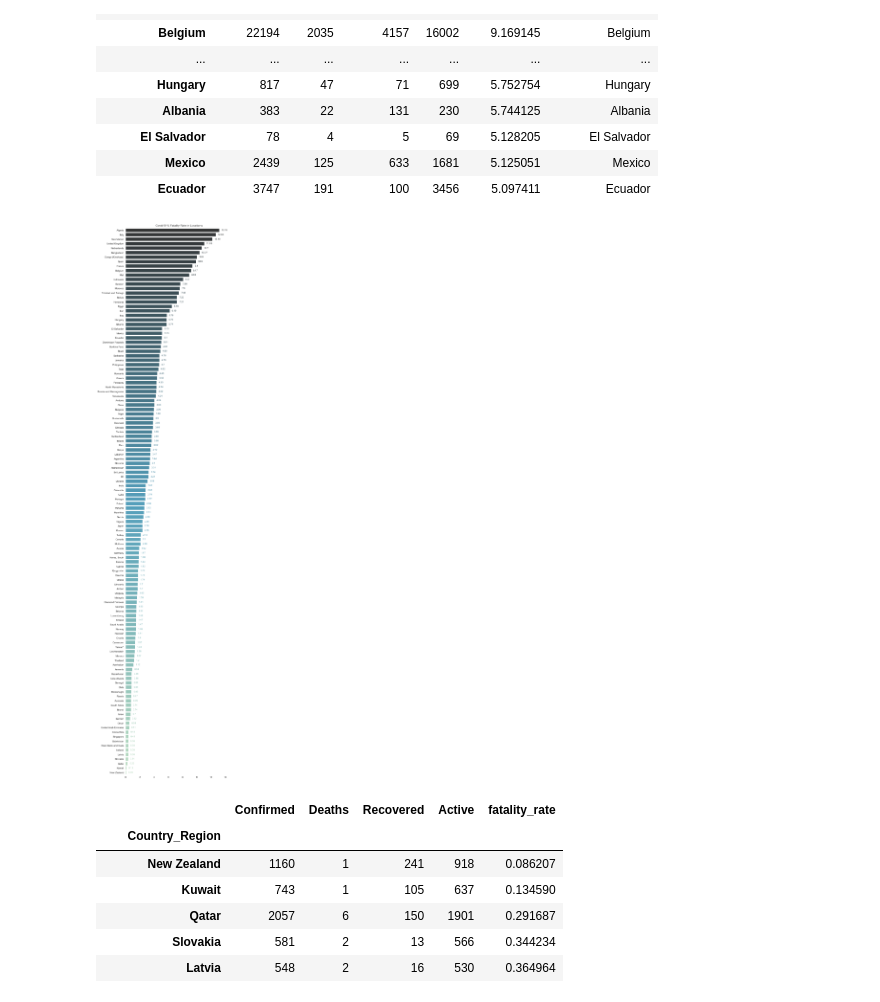
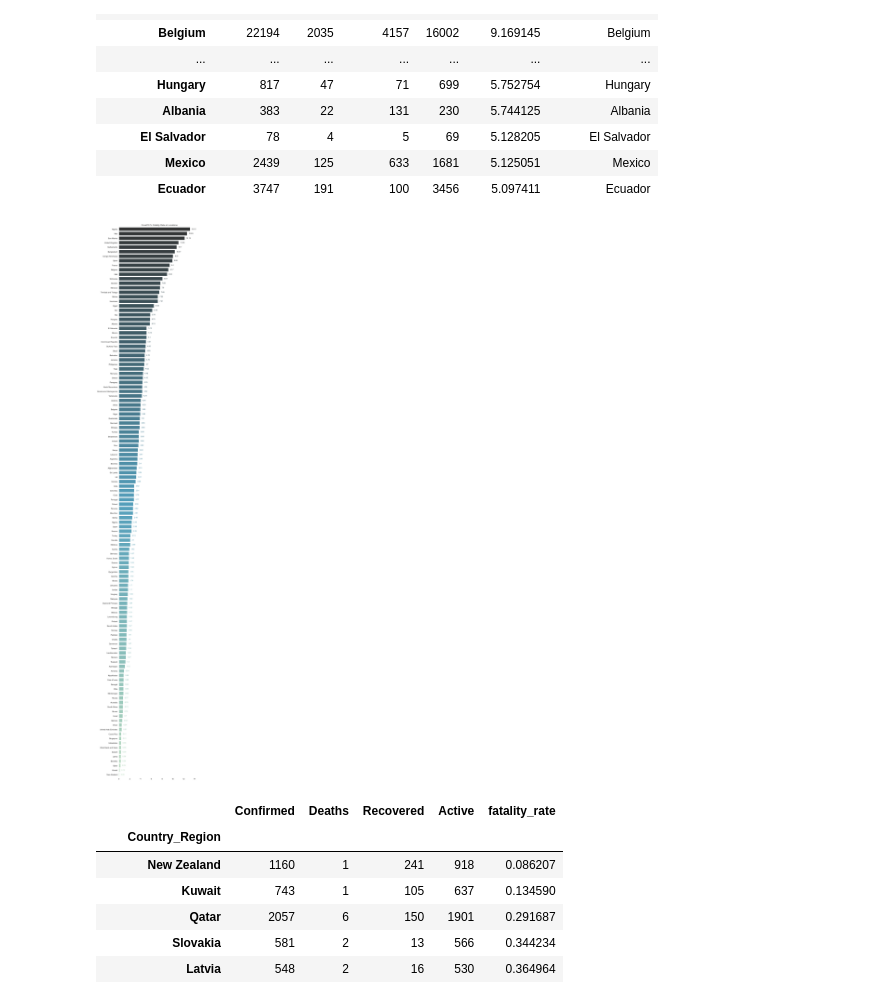
Before and after one commit to nnworkspace/covid19-insight, a Jupyter notebook: covid19-insight.ipynb, the cells around one changed output. Cells and saved outputs as stored; diff of their text form; code cells hidden in the pictures.

Commit message:
add plot files

```diff
--- a/covid19-insight.ipynb
+++ b/covid19-insight.ipynb
@@ -149,34 +149,37 @@ f, ax = plt.subplots(figsize=(8, 42))
 rank = np.arange(len(fatalities))
 g = sns.barplot(x = 'fatality_rate', y = 'location',
             data = fatalities, label = 'Fatality Rate', palette=np.array(pal)[rank])
 
 # add fatality rate to each bar
 #for index, row in fatalities.iterrows():
 #    g.text(row.name, row.tip, round(row.fatality_rate, 2), color='black', ha="left")
 
 # here each patch in ax.patches is a matplotlib.patches.Rectangle object
 for p in ax.patches:
     _x = p.get_x() + p.get_width() + float(0.3)
     _y = p.get_y() + p.get_height() - float(0.4)
     value = round(p.get_width(), 2)
     ax.text(_x, _y, value, ha = "left", va = "center", color = p.get_facecolor())
 
 # Add informative axis label
 ax.set(xlim=(0, 15), ylabel = '', xlabel = '')
 
 # cosmetics
 sns.despine(left=True, bottom=True)
 
 # pos = np.arange(len(fatalities))
 
 # plt.barh(pos, fatalities.fatality_rate * 100, align = 'center')
 # plt.yticks(pos, fatalities.index, fontsize = 12)
 # plt.xlabel('% fatality rate')
 
 plt.title('Covid19 % Fatality Rate in Locations')
+plt.tight_layout()
+# plt.savefig("images/rank_fatalitiy-rate_20200407_dpi-300.jpg", format="jpg", dpi = 300)
+plt.savefig("images/rank_fatalitiy-rate_20200407.svg", format="svg")
 plt.show()
 # %% [output]
-[figure, old version]
+[figure, new version]
 # %%
 fatalities_asc = df_country_cases.query('(Deaths > 0) & (Confirmed > 50)').sort_values(by = 'fatality_rate', ascending = True)
 
```
Also changed, not shown: 4 other files.
